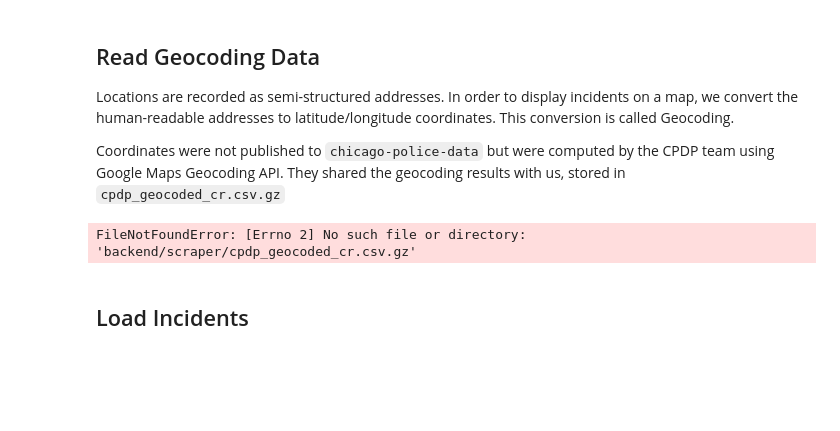
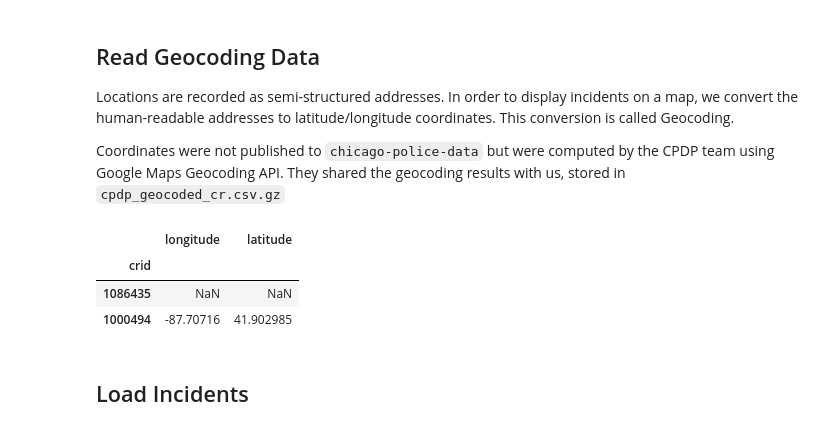
Before and after one commit to codeforboston/police-data-trust, a Jupyter notebook: backend/scraper/notebooks/cpdp.ipynb, the cells around one changed output. Saved outputs shown, nothing was run; the diff lists cells and outputs as text; code cells hidden in the pictures; blank space fills up the shorter version.

Commit message:
fix CPDP notebook

```diff
--- a/backend/scraper/notebooks/cpdp.ipynb
+++ b/backend/scraper/notebooks/cpdp.ipynb
@@ -147,20 +144,23 @@ Locations are recorded as semi-structured addresses. In order to display inciden
 Coordinates were not published to `chicago-police-data` but were computed by the CPDP team using Google Maps Geocoding API. They shared the geocoding results with us, stored in `cpdp_geocoded_cr.csv.gz`
 # %%
 csv = pd.read_csv(
-    "backend/scraper/cpdp_geocoded_cr.csv.gz",
+    "backend/scraper/data_scrapers/CPDP/scraper_data/cpdp_geocoded_cr.csv.gz",
     dtype={
         "crid": str,
         "beat_id": str,
     },
     low_memory=False,
 )
 geocoding_results = pd.DataFrame()
 geocoding_results[["longitude", "latitude"]] = (
     csv[["x", "y", "crid"]].copy().set_index("crid", verify_integrity=True)
 )
 display(geocoding_results.iloc[:2])
 # %% [output]
-FileNotFoundError: [Errno 2] No such file or directory: 'backend/scraper/cpdp_geocoded_cr.csv.gz'
+|  | longitude | latitude |
+| crid |  |  |
+| 1086435 | NaN | NaN |
+| 1000494 | -87.70716 | 41.902985 |
 # %%
 def isnan(x):
     return isinstance(x, float) and math.isnan(x)
```
Also changed, not shown: parts of 8 cells of this notebook.
